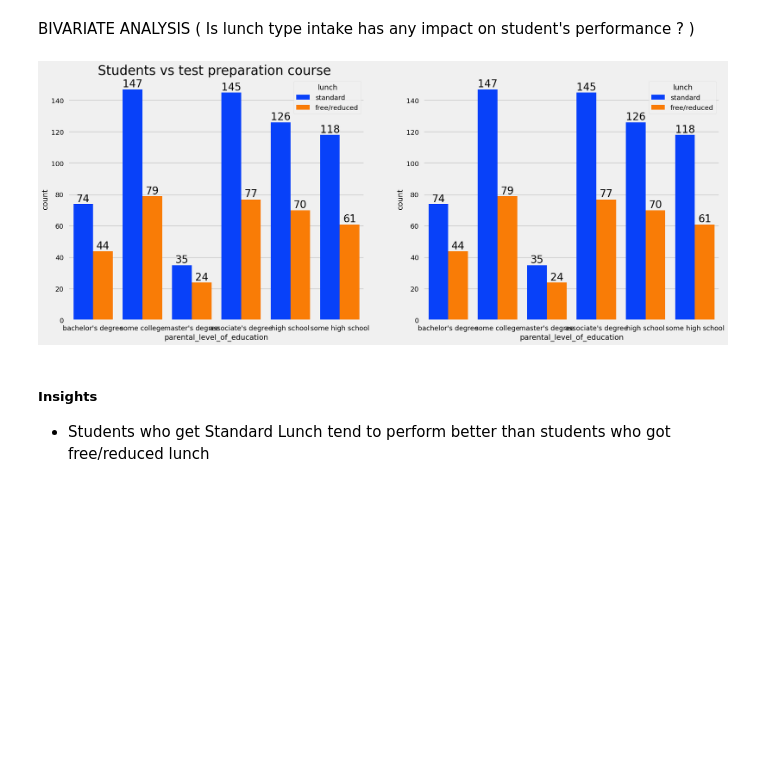
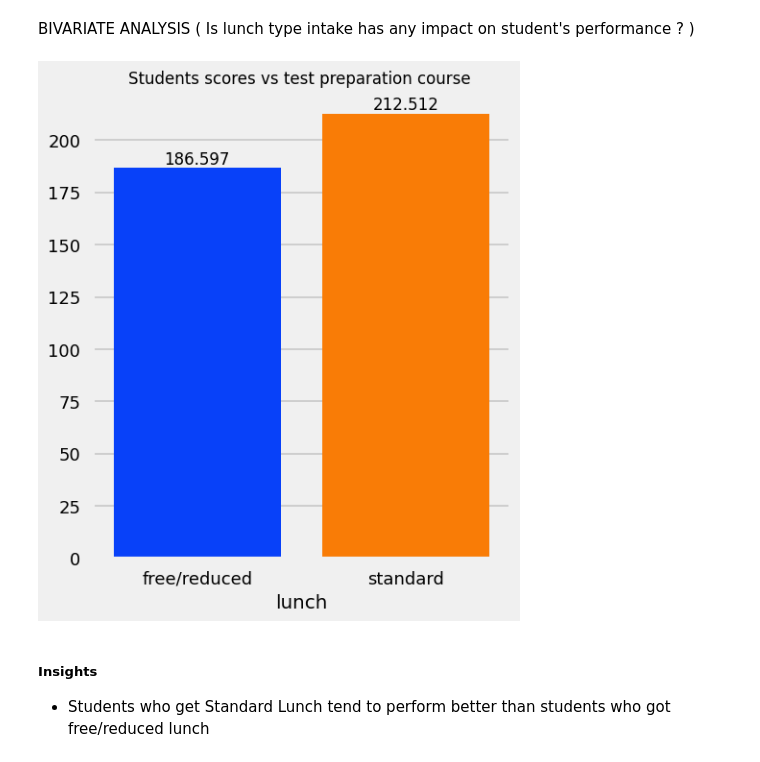
Before and after one commit to vamsi-renumala/ML_project, a Jupyter notebook: notebook/EDA STUDENT PERFORMANCE.ipynb, the cells around one changed output. Drawn from its saved outputs; the diff is of its cells as text; code cells hidden in the pictures; blank space fills up the shorter version.

```diff
--- a/notebook/EDA STUDENT PERFORMANCE.ipynb
+++ b/notebook/EDA STUDENT PERFORMANCE.ipynb
@@ -461,0 +462,8 @@ Insights
+# %%
+gender_grouped = data.groupby('gender')
+f, ax = plt.subplots(figsize=(2,3))
+sns.barplot(x=gender_grouped['math_score'].mean().index,y=gender_grouped['math_score'].mean().values,palette='coolwarm',saturation=0.95)
+ax.set_title('Total Scores',color='black',size=10)
+for container in ax.containers:
+    ax.bar_label(container,color='black',size=10)
+plt.show()
@@ -548,11 +558,10 @@ BIVARIATE ANALYSIS ( Is parental education has any impact on student's performan
 # %%
 Group_data2 = data.groupby('parental_level_of_education')
 
-f,ax = plt.subplots(1,2,figsize=(20,8))
-sns.barplot(x=Group_data2['total_score'].mean().index, y=Group_data2['total_score'].mean().values,ax=ax[0], palette='mako', saturation=0.95)
-ax[0].set_title('Total Scores',color='#005ce6',size=20)
-for container in ax[0].containers:
-    ax[0].bar_label(container,color='black',size=12)
-ax[1] = False
+f, ax = plt.subplots(figsize=(15, 10))
+sns.barplot(x=Group_data2['total_score'].mean().index, ax= ax, y=Group_data2['total_score'].mean().values, palette='mako', saturation=0.95)
+ax.set_title('Total Scores',color='#005ce6',size=20)
+for container in ax.containers:
+    ax.bar_label(container,color='black',size=20)
 plt.show()
 # %% [output]
@@ -565,7 +574,7 @@ plt.show()
 - Which type of lunch is most common amoung students ?
 - What is the effect of lunch type on test results?
 # %%
-plt.rcParams['figure.figsize'] = (15, 9)
+plt.rcParams['figure.figsize'] = (5, 9)
 plt.style.use('seaborn-talk')
 sns.countplot(data['lunch'], palette = 'PuBu')
 plt.title('Comparison of different types of lunch', fontweight = 30, fontsize = 20)
@@ -580,17 +589,14 @@ plt.show()
 # %% [markdown]
 BIVARIATE ANALYSIS ( Is lunch type intake has any impact on student's performance ? )
 # %%
-f,ax=plt.subplots(1,2,figsize=(20,8))
-sns.countplot(x=data['parental_level_of_education'],data=data,palette = 'bright',hue='lunch',saturation=0.95,ax=ax[0])
-ax[0].set_title('Students vs test preparation course ',color='black',size=25)
-for container in ax[0].containers:
-    ax[0].bar_label(container,color='black',size=20)
-
-sns.countplot(x=data['parental_level_of_education'],data=data,palette = 'bright',hue='lunch',saturation=0.95,ax=ax[1])
-for container in ax[1].containers:
-    ax[1].bar_label(container,color='black',size=20)
+lunch_grouped = data.groupby('lunch')
+f,ax=plt.subplots(figsize=(5,6))
+sns.barplot(x=lunch_grouped['total_score'].mean().index,y=lunch_grouped['total_score'].mean().values,palette = 'bright',saturation=0.95,ax=ax)
+ax.set_title('Students scores vs test preparation course ',color='black',size=12)
+for container in ax.containers:
+    ax.bar_label(container,color='black',size=12)
 # %% [output]
-[figure, old version]
+[figure, new version]
 # %% [markdown]
 ##### Insights
 - Students who get Standard Lunch tend to perform better than students who got free/reduced lunch
```
Also changed, not shown: parts of 9 cells of this notebook, 6 other files.
